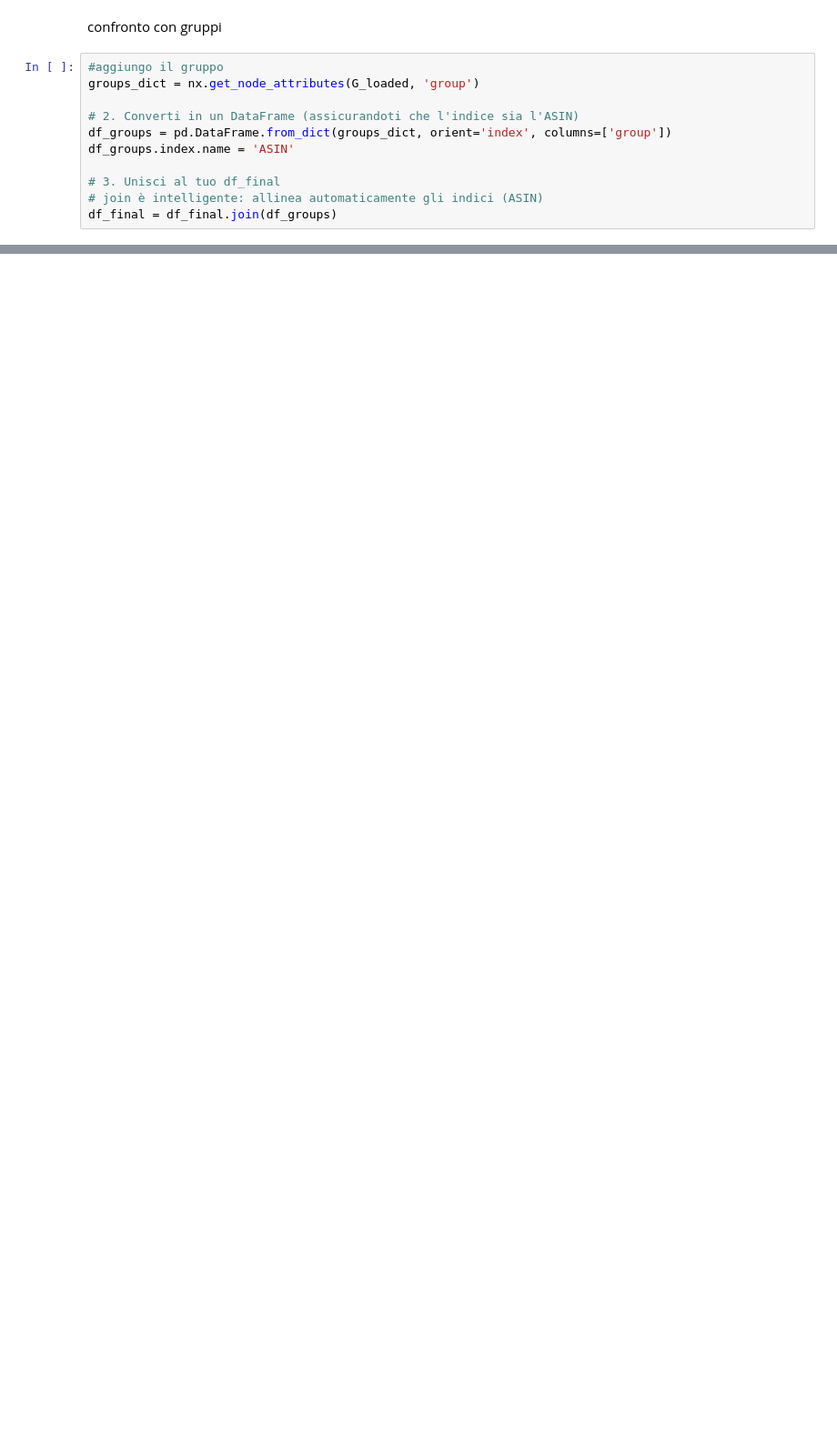
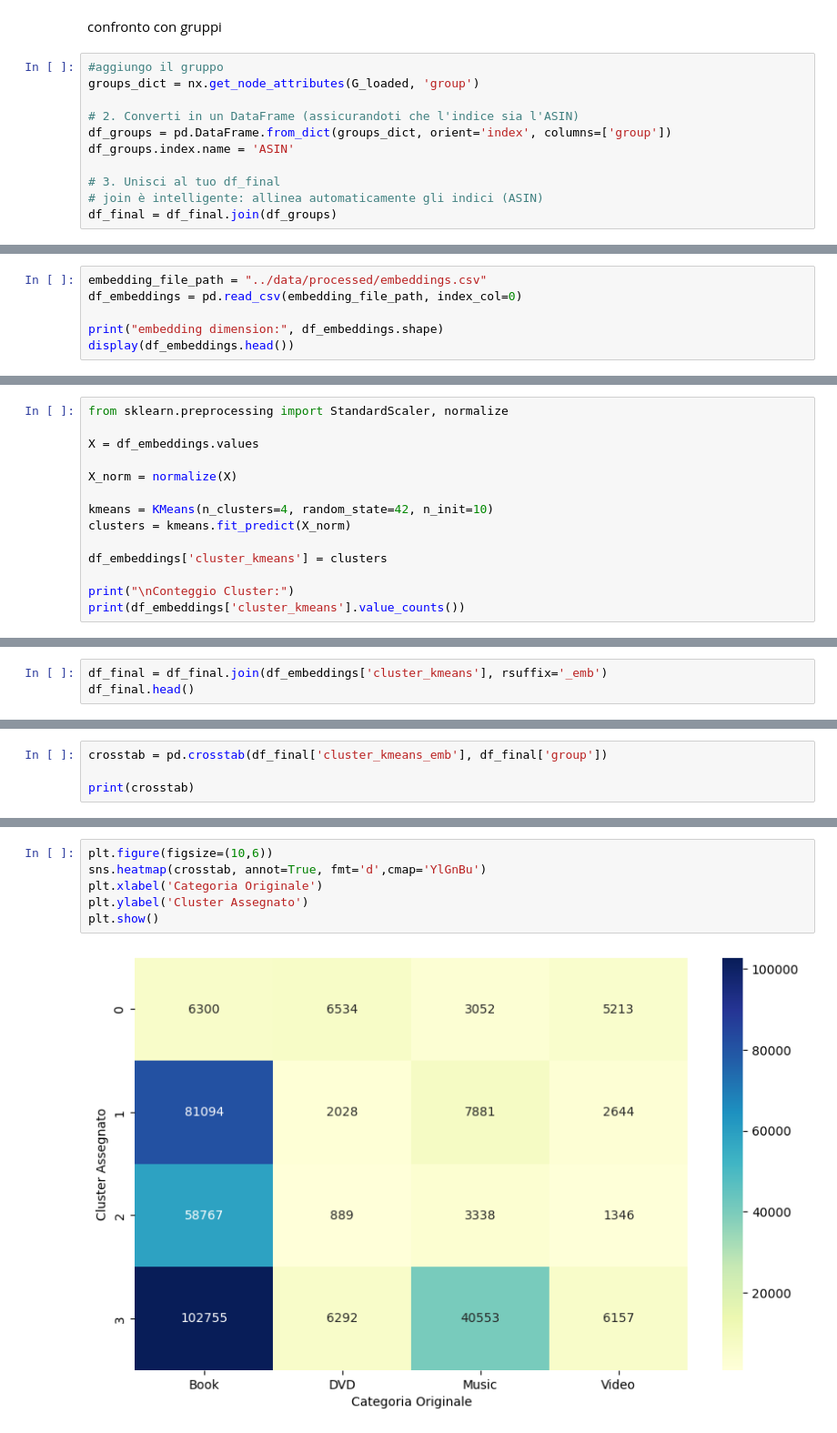
Before and after one commit to raozzo/ProgettoLFN, a Jupyter notebook: Code/notebooks/print.ipynb, the cells around one changed output, grey strips where cells are left out. Shown at 91% size. Saved outputs shown, nothing was run; the diff lists cells and outputs as text; blank space fills up the shorter version.

Commit message:
First try of embedding clusterign and  hybrid clustering

```diff
--- a/Code/notebooks/print.ipynb
+++ b/Code/notebooks/print.ipynb
@@ -226,0 +234,6 @@ plt.show()
+# %%
+embedding_file_path = "../data/processed/embeddings.csv"
+df_embeddings = pd.read_csv(embedding_file_path, index_col=0)
+
+print("embedding dimension:", df_embeddings.shape)
+display(df_embeddings.head())
@@ -226,0 +250,14 @@ plt.show()
+# %%
+from sklearn.preprocessing import StandardScaler, normalize
+
+X = df_embeddings.values
+
+X_norm = normalize(X)
+
+kmeans = KMeans(n_clusters=4, random_state=42, n_init=10)
+clusters = kmeans.fit_predict(X_norm)
+
+df_embeddings['cluster_kmeans'] = clusters
+
+print("\nConteggio Cluster:")
+print(df_embeddings['cluster_kmeans'].value_counts())
@@ -226,0 +272,3 @@ plt.show()
+# %%
+df_final = df_final.join(df_embeddings['cluster_kmeans'], rsuffix='_emb')
+df_final.head()
@@ -226,0 +283,4 @@ plt.show()
+# %%
+crosstab = pd.crosstab(df_final['cluster_kmeans_emb'], df_final['group'])
+
+print(crosstab)
@@ -226,0 +294,8 @@ plt.show()
+# %%
+plt.figure(figsize=(10,6))
+sns.heatmap(crosstab, annot=True, fmt='d',cmap='YlGnBu')
+plt.xlabel('Categoria Originale')
+plt.ylabel('Cluster Assegnato')
+plt.show()
+# %% [output]
+[figure, added]
```
Also changed, not shown: parts of 23 cells of this notebook, 1 other file.
